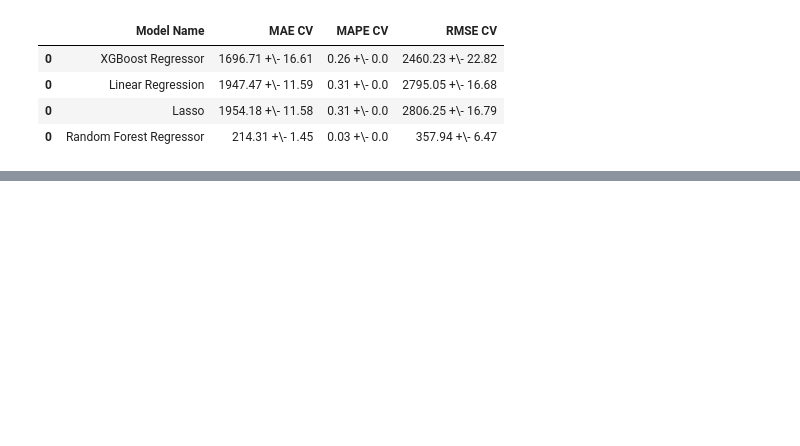
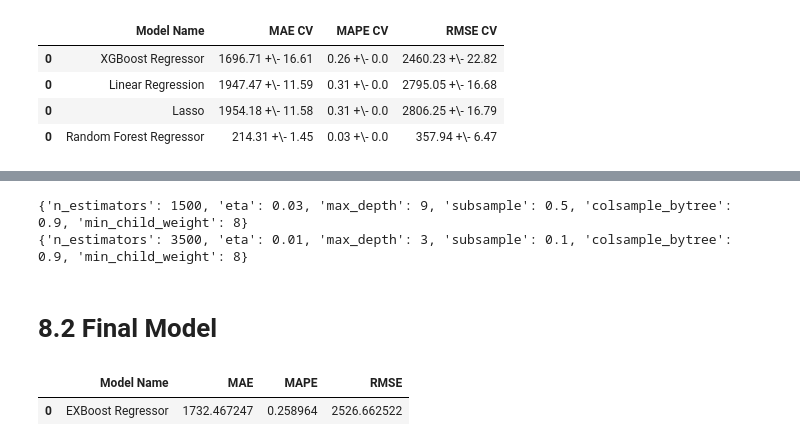
Before and after one commit to GuilhermeGoncalvesCDS/dataScience_em_producao, a Jupyter notebook: m04_v01_store_sales_prediction.ipynb, the cells around one changed output, grey strips where cells are left out. Saved outputs shown, nothing was run; the diff lists cells and outputs as text; code cells hidden in the pictures; blank space fills up the shorter version.

```diff
--- a/m04_v01_store_sales_prediction.ipynb
+++ b/m04_v01_store_sales_prediction.ipynb
@@ -1179,0 +1198,60 @@ modelling_result_cv.sort_values( 'RMSE CV' )
+# %%
+final_result = pd.DataFrame()
+
+for i in range(MAX_EVAL):
+    # Choose values for parameters randomly
+
+    hp = { k: random.sample(v , 1) [0] for k, v in param.items() }
+    print(hp)
+
+    #model
+    model_xgb = xgb.XGBRegressor( objective = 'reg:squarederror',
+                                n_stimators = hp['n_estimators'],
+                                eta= hp['eta'],
+                                max_depth= hp['max_depth'],
+                                subsample = hp['subsample'],
+                                colsample_bytee= hp['colsample_bytree'],
+                                min_child_weight = hp['min_child_weight'])
+
+    # performance
+    result = cross_validation(x_training, 2, 'EXBoost Regressor', model_xgb, verbose=False)
+    final_result = pd.concat([final_result, result])
+
+final_result
+# %% [output]
+{'n_estimators': 1500, 'eta': 0.03, 'max_depth': 9, 'subsample': 0.5, 'colsample_bytree': 0.9, 'min_child_weight': 8}
+{'n_estimators': 3500, 'eta': 0.01, 'max_depth': 3, 'subsample': 0.1, 'colsample_bytree': 0.9, 'min_child_weight': 8}
+# %% [markdown]
+# 8.2 Final Model
+# %%
+param_tuned = {
+    'n_estimators': 35,
+    'eta': 0.01,
+    'max_depth': 9,
+    'subsample': 0.1,
+    'colsample_bytree': 0.9,
+    'min_child_weight': 8
+    }
+
+MAX_EVAL = 2
+# %%
+    #model
+model_xgb_tuned = xgb.XGBRegressor(
+                            objective = 'reg:squarederror',
+                            n_stimators = param_tuned['n_estimators'],
+                            eta= param_tuned['eta'],
+                            max_depth= param_tuned['max_depth'],
+                            subsample = param_tuned['subsample'],
+                            colsample_bytee= param_tuned['colsample_bytree'],
+                            min_child_weight = param_tuned['min_child_weight']
+                            ).fit(x_train, y_train)
+
+# prediction
+yhat_xgb_tuned = model_xgb_tuned.predict( x_test )
+
+# performance
+yhat_xgb_tuned = ml_error('EXBoost Regressor', np.expm1(y_test), np.expm1(yhat_xgb_tuned))
+yhat_xgb_tuned
+# %% [output]
+|  | Model Name | MAE | MAPE | RMSE |
+| 0 | EXBoost Regressor | 1732.467247 | 0.258964 | 2526.662522 |
```
Also changed, not shown: parts of 5 cells of this notebook.
